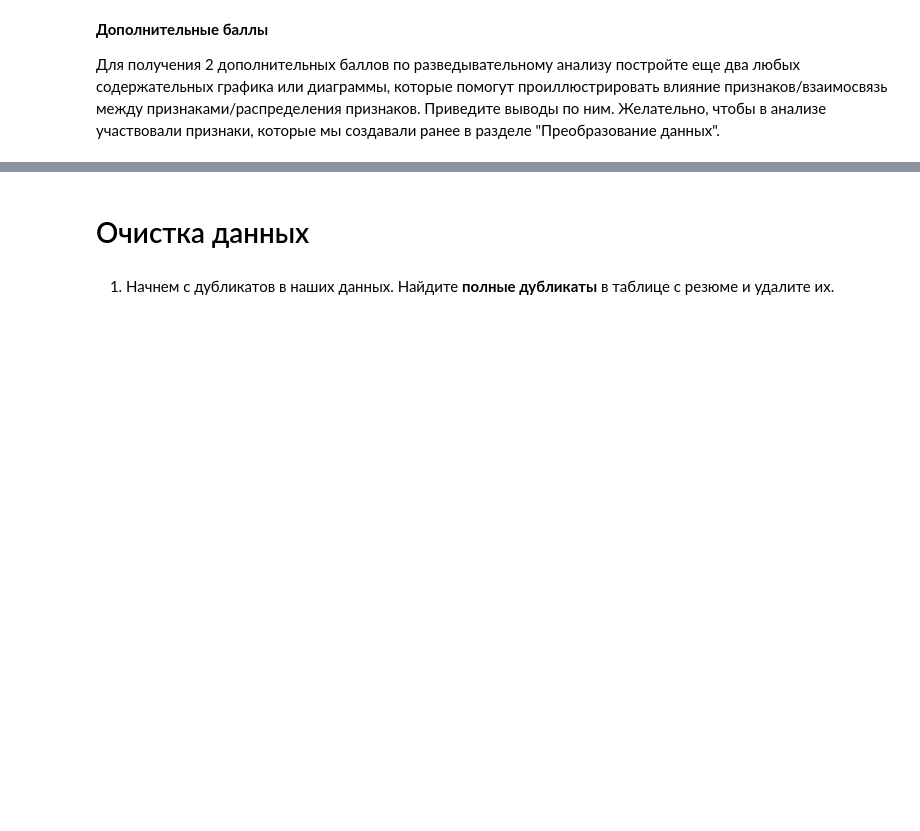
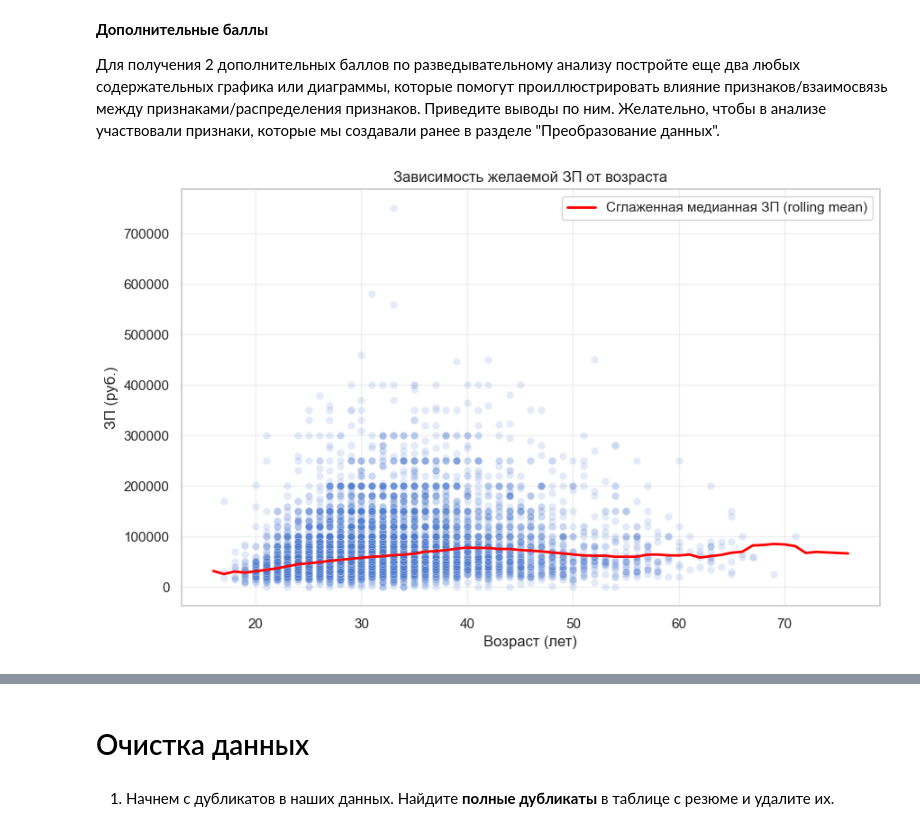
Before and after one commit to IgorPont/mephi_homework_tasks, a Jupyter notebook: sessions_tasks/programming_in_python/session02/data_analysis_final_project.ipynb, the cells around one changed output, grey strips where cells are left out. Drawn from its saved outputs; the diff is of its cells as text; code cells hidden in the pictures; blank space fills up the shorter version.

```diff
--- a/sessions_tasks/programming_in_python/session02/data_analysis_final_project.ipynb
+++ b/sessions_tasks/programming_in_python/session02/data_analysis_final_project.ipynb
@@ -1178,5 +1295,47 @@ plt.show()
 
 Для получения 2 дополнительных баллов по разведывательному анализу постройте еще два любых содержательных графика или диаграммы, которые помогут проиллюстрировать влияние признаков/взаимосвязь между признаками/распределения признаков. Приведите выводы по ним. Желательно, чтобы в анализе участвовали признаки, которые мы создавали ранее в разделе "Преобразование данных".
 # %%
-# ваш код здесь
+# График зависимости желаемой ЗП от возраста
+
+# Фильтруем аномально большие зарплаты
+df_small = df[df["ЗП (руб)"] < 1_000_000].copy()
+
+# Группируем по возрасту, считаем среднюю ЗП
+age_salary = (
+    df_small.groupby("Возраст")["ЗП (руб)"]
+    .median()
+    .reset_index()
+    .sort_values("Возраст")
+)
+
+# Строим скользящее среднее (окно = 5 лет)
+age_salary["rolling_mean"] = age_salary["ЗП (руб)"].rolling(window=5, center=True).mean()
+
+plt.figure(figsize=(10, 6))
+
+# Точки (подвыборка для читаемости)
+sns.scatterplot(
+    data=df_small.sample(8000, random_state=42),
+    x="Возраст",
+    y="ЗП (руб)",
+    alpha=0.15
+)
+
+# Сглаженная линия
+plt.plot(
+    age_salary["Возраст"],
+    age_salary["rolling_mean"],
+    color="red",
+    linewidth=2,
+    label="Сглаженная медианная ЗП (rolling mean)"
+)
+
+plt.title("Зависимость желаемой ЗП от возраста")
+plt.xlabel("Возраст (лет)")
+plt.ylabel("ЗП (руб.)")
+plt.legend()
+plt.grid(alpha=0.3)
+plt.show()
+# %% [output]
+[figure, added]
 # %% [markdown]
```
Also changed, not shown: parts of 16 cells of this notebook.
